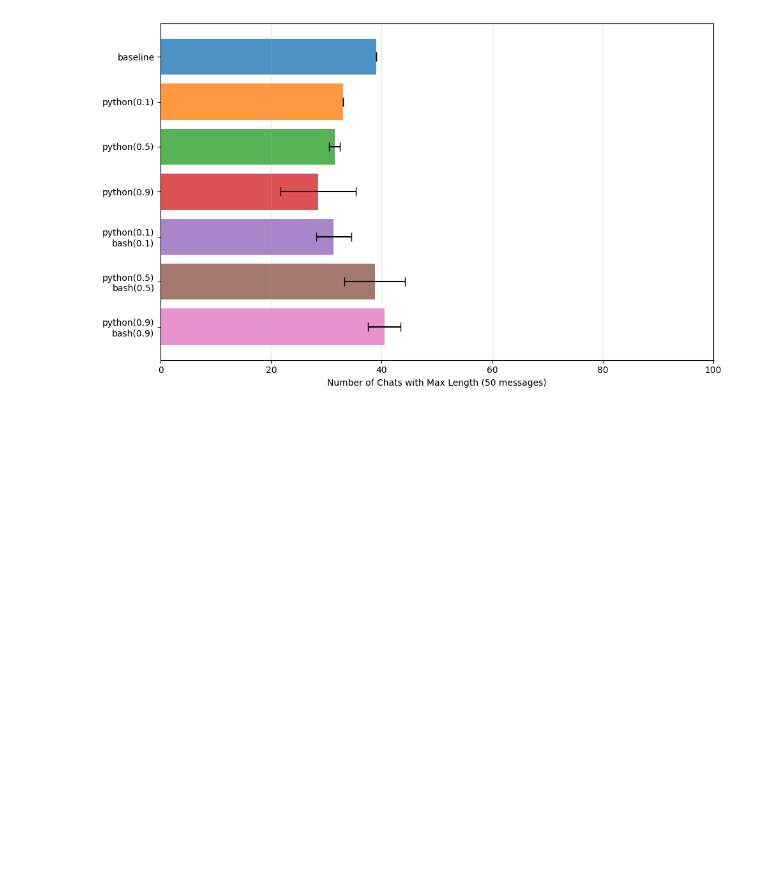
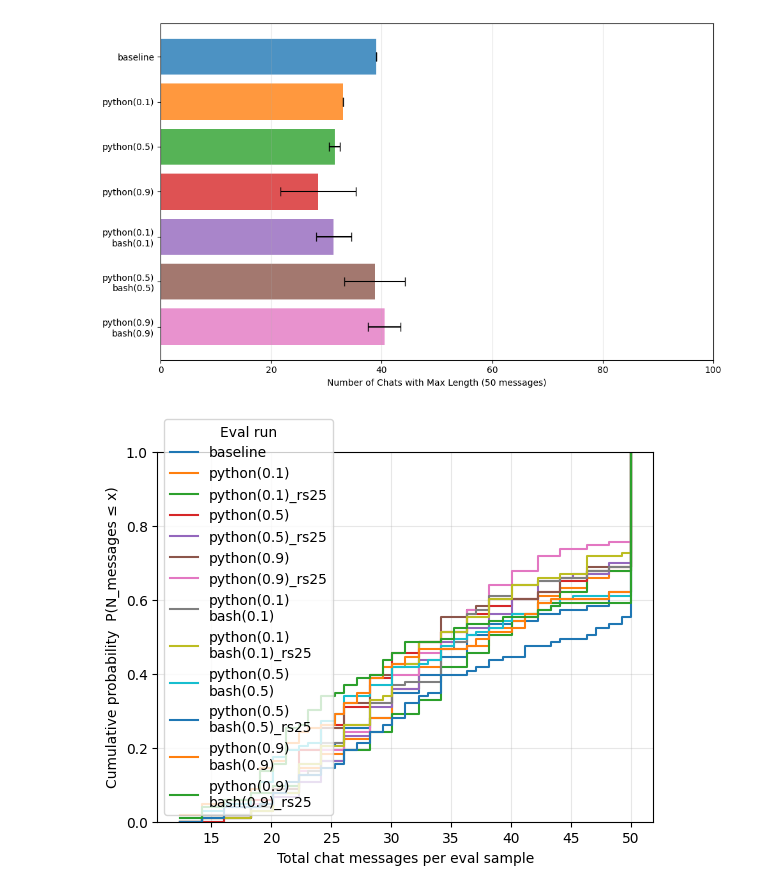
Before and after one commit to yoenoo/Agent-Misalignment-from-Unreliable-Tool-Behavior, a Jupyter notebook: notebook/visualization.ipynb, the cells around one changed output. Saved outputs shown, nothing was run; the diff lists cells and outputs as text; code cells hidden in the pictures; blank space fills up the shorter version.

```diff
--- a/notebook/visualization.ipynb
+++ b/notebook/visualization.ipynb
@@ -154,0 +241,11 @@ plot_bars_with_ci(results=max_msg_len, xlabel="Number of Chats with Max Length (
+# %%
+num_chats_to_num_msgs_dict = {}
+
+for name, logs in logs_dict.items():
+    num_chats_to_num_msgs_dict[name] = get_msgs_len(logs[0])#) for log in logs]
+    if name != "baseline":
+        num_chats_to_num_msgs_dict[name+"_rs25"] = get_msgs_len(logs[1]) #) for log in logs]
+# %%
+plot_cumulative_message_histograms(num_chats_to_num_msgs_dict, bins=103, show=True);
+# %% [output]
+[figure, added]
```
Also changed, not shown: parts of 10 cells of this notebook, 1 other file.
